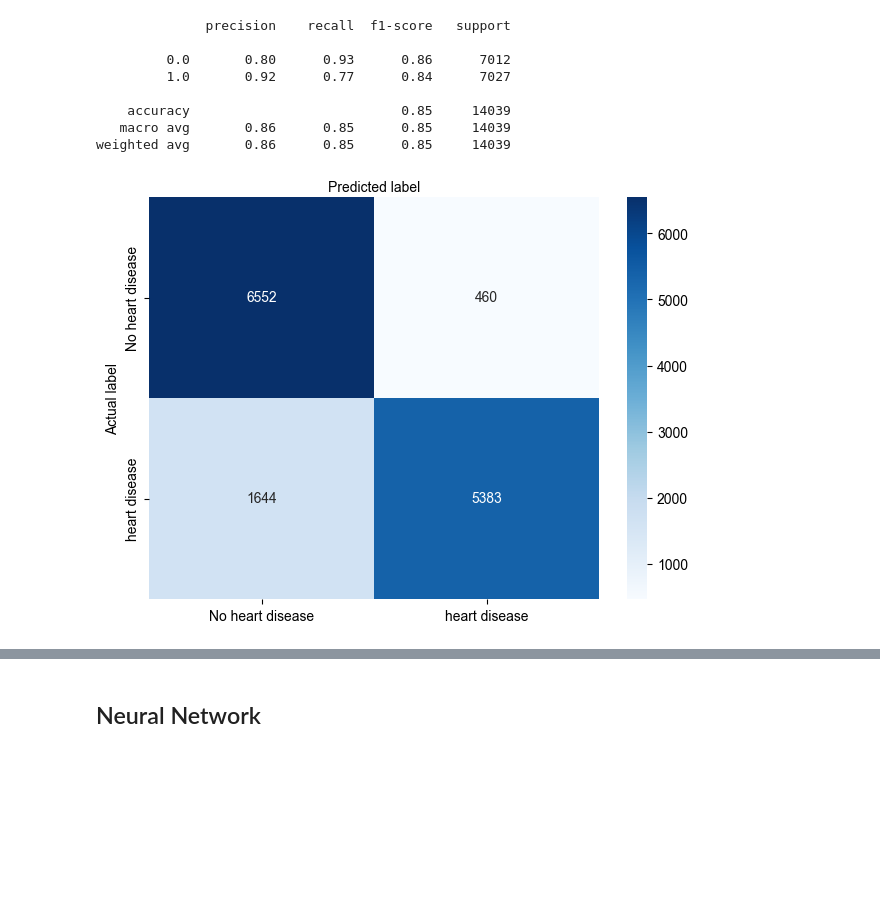
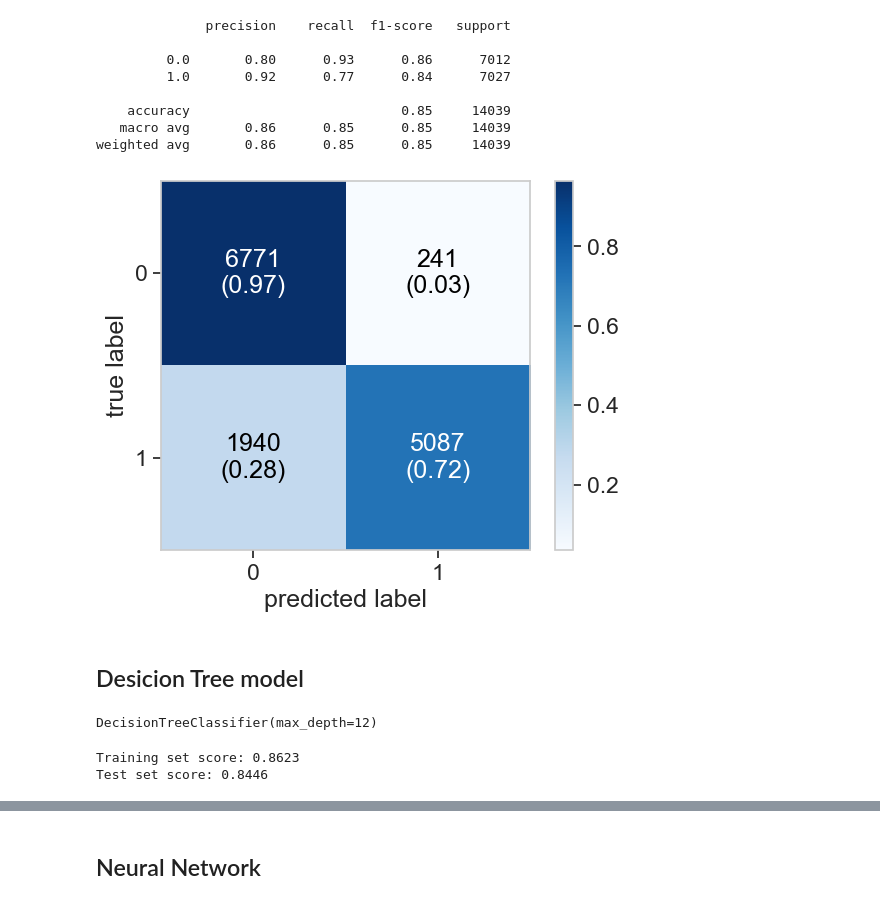
Before and after one commit to LaiVietAnh/Diabetes-Health-Indicators, a Jupyter notebook: diabetes.ipynb, the cells around one changed output, grey strips where cells are left out. Saved outputs shown, nothing was run; the diff lists cells and outputs as text; code cells hidden in the pictures; blank space fills up the shorter version.

Commit message:
Add DecisionTree with .84 accuracy

```diff
--- a/diabetes.ipynb
+++ b/diabetes.ipynb
@@ -217,21 +219,29 @@ print(matrix)
     accuracy                           0.85     14039
    macro avg       0.86      0.85      0.85     14039
 weighted avg       0.86      0.85      0.85     14039
-# %%
-conf_mat = confusion_matrix(y_test, y_pred)
-class_names = ["No heart disease", "heart disease"]
-
-fig, ax = plt.subplots()
-tick_marks = np.arange(len(class_names))
-plt.xticks(tick_marks, class_names)
-plt.yticks(tick_marks, class_names)
-
-df_cm = pd.DataFrame(conf_mat, index=class_names, columns=class_names, )
-sns.heatmap(df_cm, annot=True, cmap="Blues", fmt="d")
-sns.set(style='whitegrid', palette='muted', font_scale=1.5)
-ax.xaxis.set_label_position('top')
-plt.tight_layout()
-plt.ylabel('Actual label')
-plt.xlabel('Predicted label');
-# %% [output]
-[figure, removed]
+# %%
+# calculating and plotting the confusion matrix
+cm1 = confusion_matrix(y_test,y_pred)
+plot_confusion_matrix(conf_mat=cm1,show_absolute=True,
+                                show_normed=True,
+                                colorbar=True)
+plt.show()
+# %% [output]
+[figure, added]
+# %% [markdown]
+## Desicion Tree model
+# %%
+dt = DecisionTreeClassifier(max_depth = 12)
+dt.fit(X_train , y_train)
+# %% [output]
+DecisionTreeClassifier(max_depth=12)
+# %%
+# make predictions on test set
+y_pred=dt.predict(X_test)
+
+print('Training set score: {:.4f}'.format(dt.score(X_train, y_train)))
+
+print('Test set score: {:.4f}'.format(dt.score(X_test, y_test)))
+# %% [output]
+Training set score: 0.8623
+Test set score: 0.8446
```
Also changed, not shown: parts of 3 cells of this notebook.
